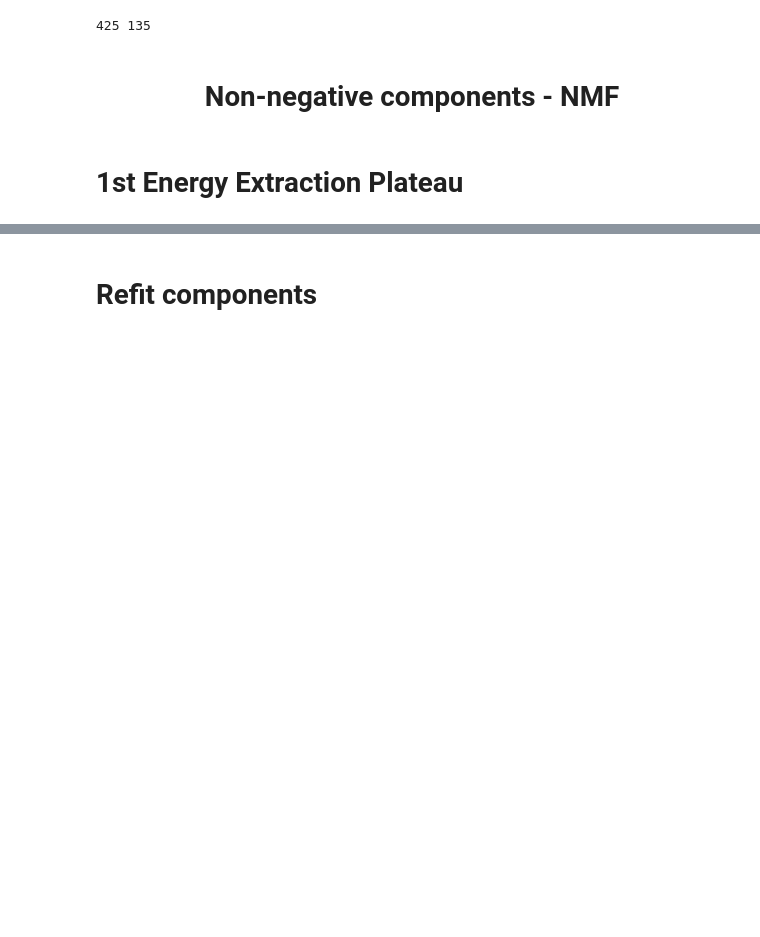
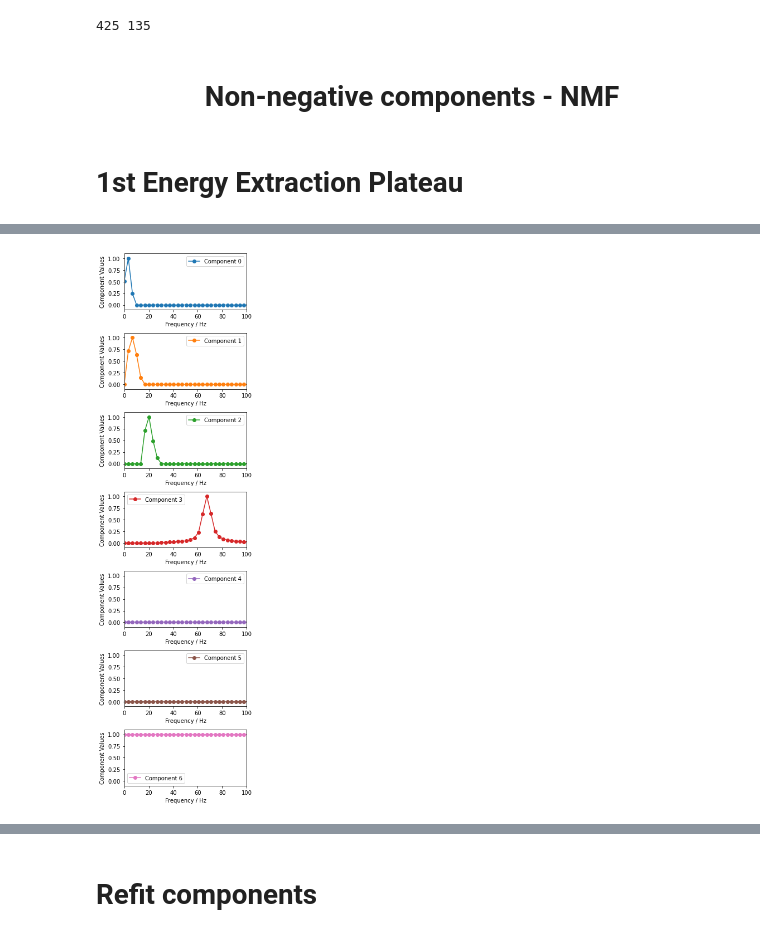
Before and after one commit to cobermai/lhc_anomaly_detection, a Jupyter notebook: notebooks/RB_FPA_FFT_NMF.ipynb, the cells around one changed output, grey strips where cells are left out. Drawn from its saved outputs; the diff is of its cells as text; code cells hidden in the pictures; blank space fills up the shorter version.

```diff
--- a/notebooks/RB_FPA_FFT_NMF.ipynb
+++ b/notebooks/RB_FPA_FFT_NMF.ipynb
@@ -196,2 +193,23 @@ df_components.values[:,1:-1].T.shape
+# %%
+component_names = ['3Hz', '6Hz',  '20Hz', '65Hz','143Hz', '478Hz', 'Noise']
+n_components = len(component_names)
+
+default_colors = plt.rcParams['axes.prop_cycle'].by_key()['color']
+fig, ax = plt.subplots(n_components, 1, figsize=(4, 2*n_components))
+for i, c in enumerate(component_names):
+    df_components[c].plot(ax=ax[i], label=f'Component {i}', c=default_colors[i], style ='-o')
+    #df_components[df_components[c]>0.1][c].plot(style='o', ax=ax[i], label=f'Component {i}', c=default_colors[i])
+
+    ax[i].legend()
+    ax[i].set_ylim((-0.1,1.1))
+    ax[i].set_ylabel('Component Values')
+    #if i == n_components-1:
+    ax[i].set_xlabel('Frequency / Hz')
+    #else:
+        #ax[i].set_xticks([])
+    ax[i].set_xlim((0,100))
+plt.tight_layout()
+# %% [output]
+[figure, added]
 # %%
 hyperparameter = {
```
Also changed, not shown: parts of 24 cells of this notebook, 19 other files.
